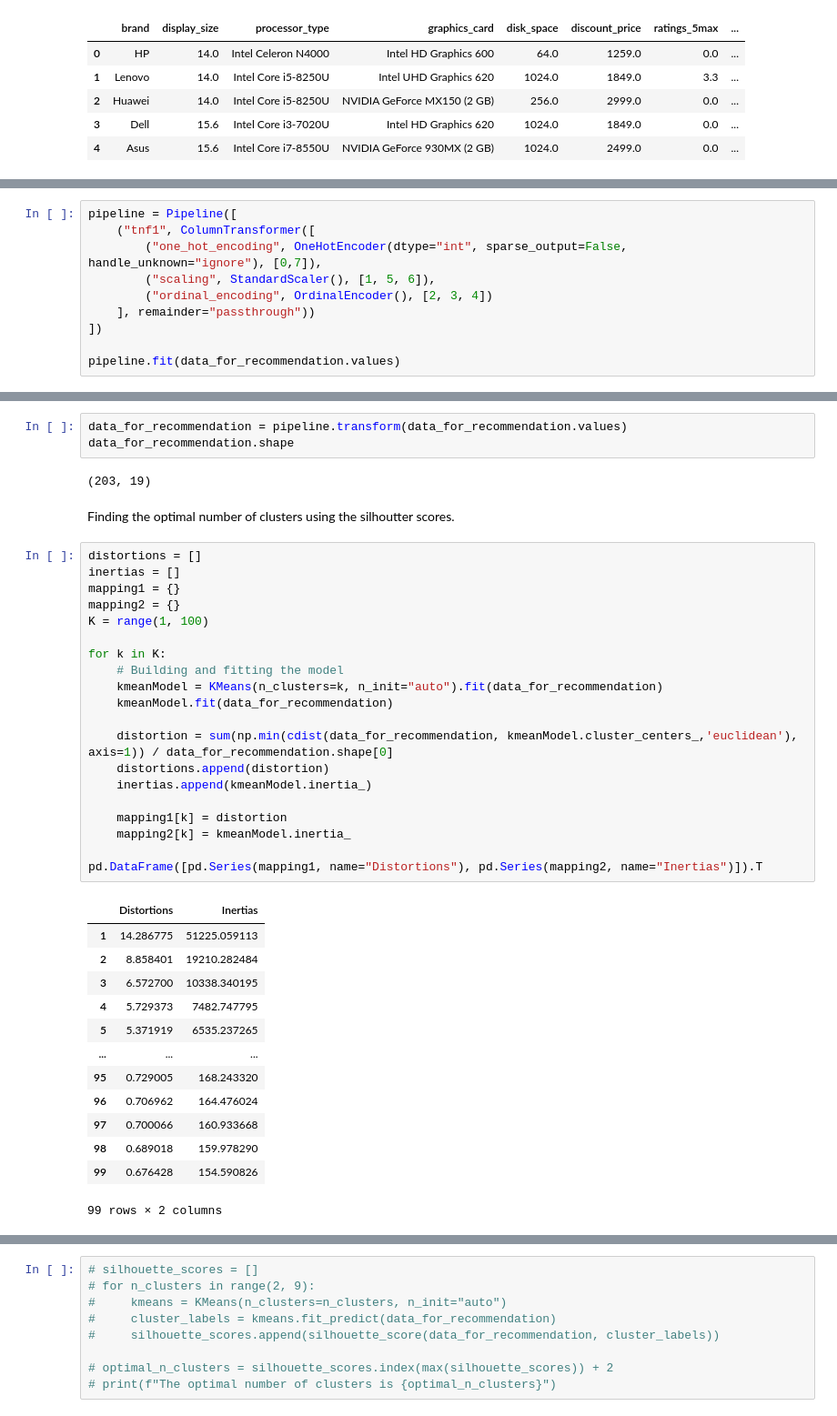
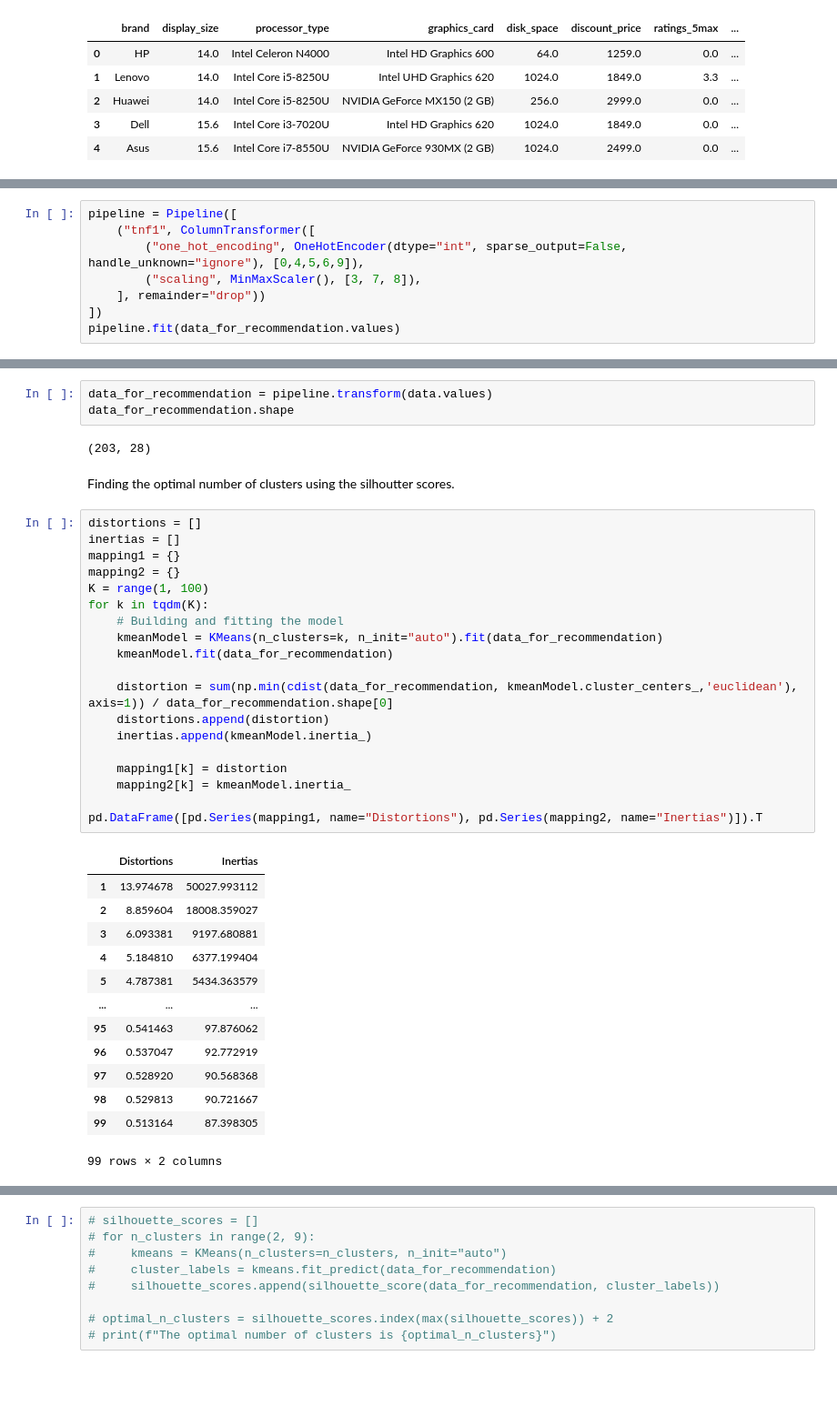
Before and after one commit to cse-vaibhav/Project2-backend, a Jupyter notebook: notebooks/Recommendor_new.ipynb, the cells around one changed output, grey strips where cells are left out. Shown: that part at 91% size. Drawn from its saved outputs; the diff is of its cells as text; blank space fills up the shorter version.

```diff
--- a/notebooks/Recommendor_new.ipynb
+++ b/notebooks/Recommendor_new.ipynb
@@ -53,12 +56,10 @@ list(enumerate(data_for_recommendation.columns))
 # %%
 pipeline = Pipeline([
     ("tnf1", ColumnTransformer([
-        ("one_hot_encoding", OneHotEncoder(dtype="int", sparse_output=False, handle_unknown="ignore"), [0,7]),
-        ("scaling", StandardScaler(), [1, 5, 6]),
-        ("ordinal_encoding", OrdinalEncoder(), [2, 3, 4])
-    ], remainder="passthrough"))
+        ("one_hot_encoding", OneHotEncoder(dtype="int", sparse_output=False, handle_unknown="ignore"), [0,4,5,6,9]),
+        ("scaling", MinMaxScaler(), [3, 7, 8]),
+    ], remainder="drop"))
 ])
-
 pipeline.fit(data_for_recommendation.values)
 # %% [output]
 Pipeline(steps=[('tnf1',
@@ -84,42 +85,41 @@ array([ 0.        ,  0.        ,  0.        ,  0.        ,  1.        ,
 # %%
-data_for_recommendation = pipeline.transform(data_for_recommendation.values)
+data_for_recommendation = pipeline.transform(data.values)
 data_for_recommendation.shape
 # %% [output]
-(203, 19)
+(203, 28)
 # %% [markdown]
 Finding the optimal number of clusters using the silhoutter scores.
 # %%
 distortions = []
 inertias = []
 mapping1 = {}
 mapping2 = {}
 K = range(1, 100)
-
-for k in K:
+for k in tqdm(K):
     # Building and fitting the model
     kmeanModel = KMeans(n_clusters=k, n_init="auto").fit(data_for_recommendation)
     kmeanModel.fit(data_for_recommendation)
 
     distortion = sum(np.min(cdist(data_for_recommendation, kmeanModel.cluster_centers_,'euclidean'), axis=1)) / data_for_recommendation.shape[0]
     distortions.append(distortion)
     inertias.append(kmeanModel.inertia_)
 
     mapping1[k] = distortion
     mapping2[k] = kmeanModel.inertia_
 
 pd.DataFrame([pd.Series(mapping1, name="Distortions"), pd.Series(mapping2, name="Inertias")]).T
 # %% [output]
 |  | Distortions | Inertias |
-| 1 | 14.286775 | 51225.059113 |
-| 2 | 8.858401 | 19210.282484 |
-| 3 | 6.572700 | 10338.340195 |
-| 4 | 5.729373 | 7482.747795 |
-| 5 | 5.371919 | 6535.237265 |
+| 1 | 13.974678 | 50027.993112 |
+| 2 | 8.859604 | 18008.359027 |
+| 3 | 6.093381 | 9197.680881 |
+| 4 | 5.184810 | 6377.199404 |
+| 5 | 4.787381 | 5434.363579 |
 | ... | ... | ... |
-| 95 | 0.729005 | 168.243320 |
-| 96 | 0.706962 | 164.476024 |
-| 97 | 0.700066 | 160.933668 |
-| 98 | 0.689018 | 159.978290 |
-| 99 | 0.676428 | 154.590826 |
+| 95 | 0.541463 | 97.876062 |
+| 96 | 0.537047 | 92.772919 |
+| 97 | 0.528920 | 90.568368 |
+| 98 | 0.529813 | 90.721667 |
+| 99 | 0.513164 | 87.398305 |
 99 rows × 2 columns
 # %%
```
Also changed, not shown: parts of 17 cells of this notebook.
